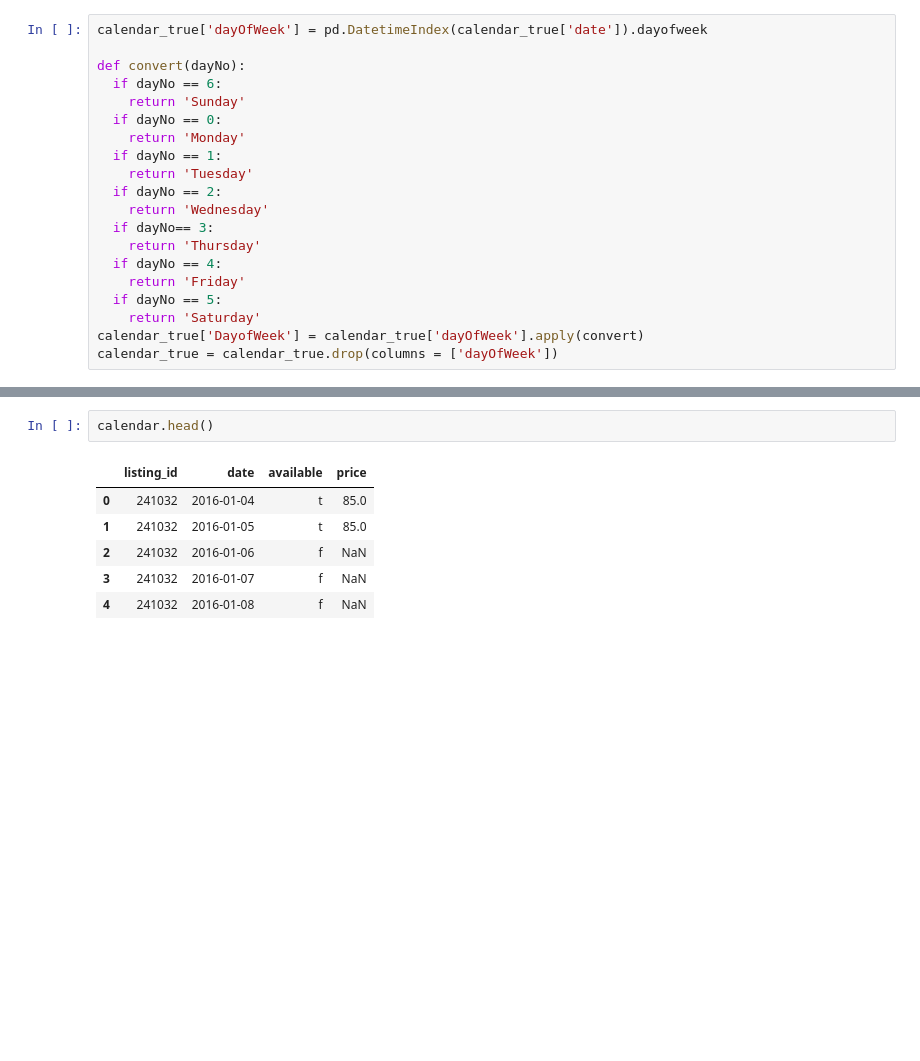
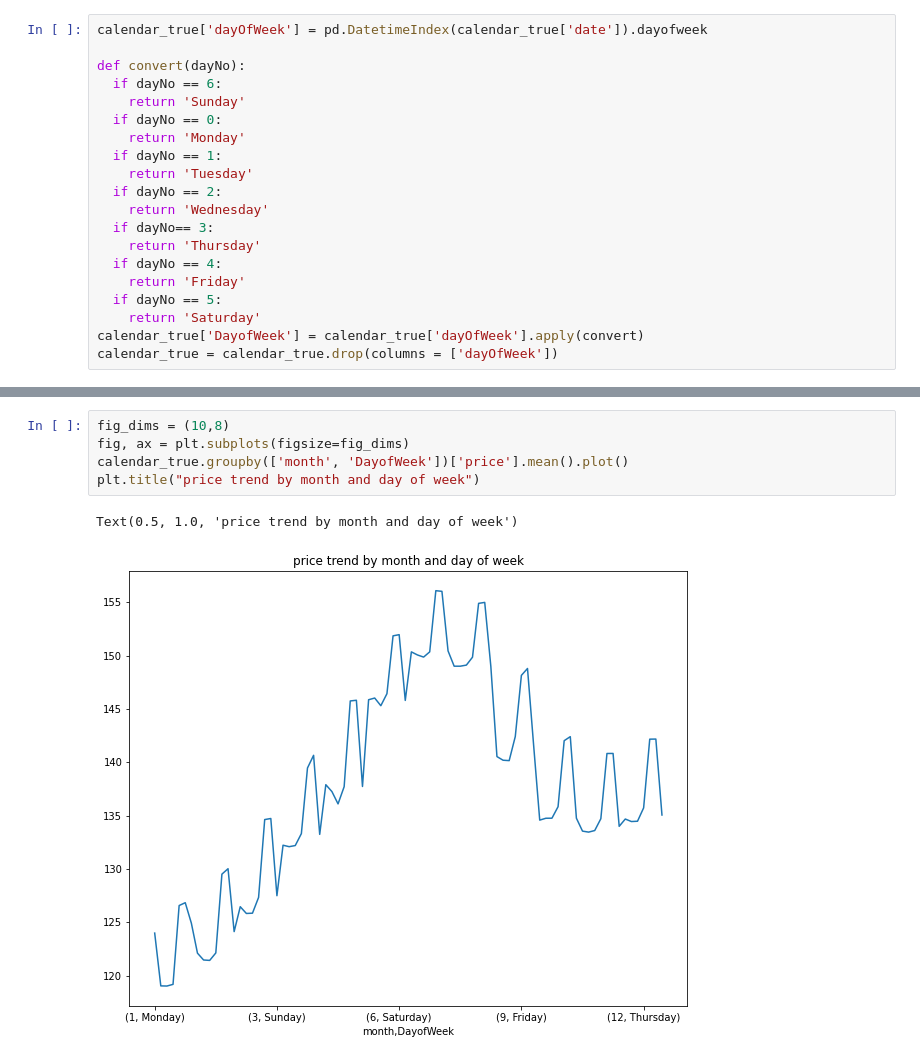
Before and after one commit to junjunmeng/Airbnb, a Jupyter notebook: Udacity_Project1_Airbnb.ipynb, the cells around one changed output, grey strips where cells are left out. Saved outputs shown, nothing was run; the diff lists cells and outputs as text; blank space fills up the shorter version.

```diff
--- a/Udacity_Project1_Airbnb.ipynb
+++ b/Udacity_Project1_Airbnb.ipynb
@@ -254,9 +169,8 @@ listing.head()
-# %%
-calendar.head()
-# %% [output]
-|  | listing_id | date | available | price |
-| 0 | 241032 | 2016-01-04 | t | 85.0 |
-| 1 | 241032 | 2016-01-05 | t | 85.0 |
-| 2 | 241032 | 2016-01-06 | f | NaN |
-| 3 | 241032 | 2016-01-07 | f | NaN |
-| 4 | 241032 | 2016-01-08 | f | NaN |
+# %%
+fig_dims = (10,8)
+fig, ax = plt.subplots(figsize=fig_dims)
+calendar_true.groupby(['month', 'DayofWeek'])['price'].mean().plot()
+plt.title("price trend by month and day of week")
+# %% [output]
+Text(0.5, 1.0, 'price trend by month and day of week')
+[figure, added]
```
Also changed, not shown: parts of 24 cells of this notebook.
